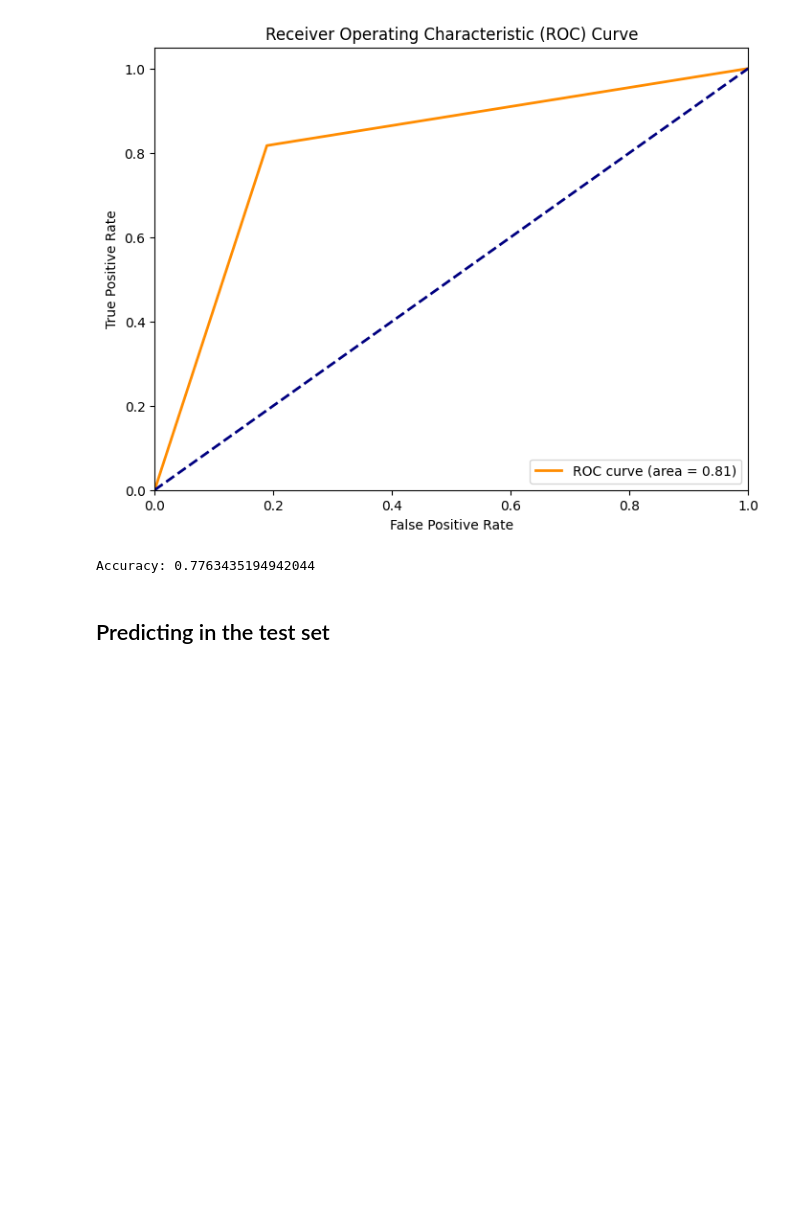
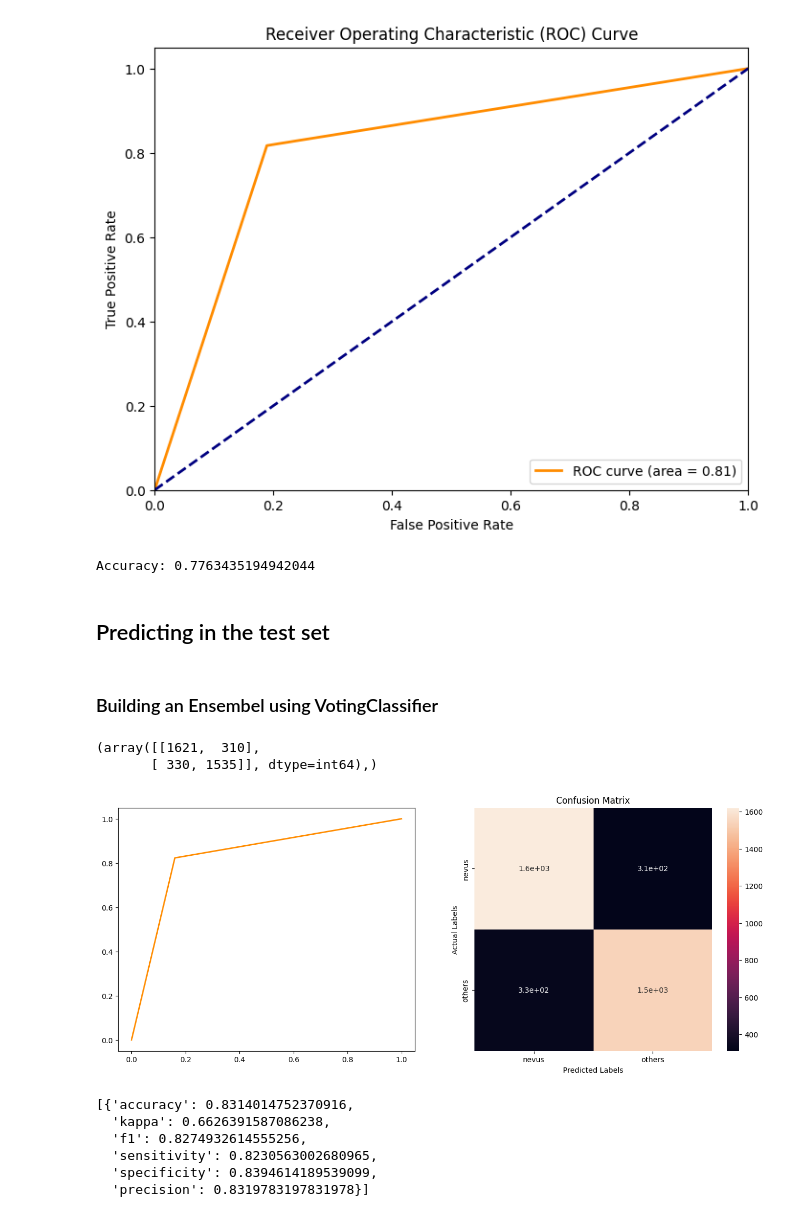
Before and after one commit to lui-alvarez/Melanoma-classification-using-machine-learning, a Jupyter notebook: notebooks/machine_learning_pipeline.ipynb, the cells around one changed output. Cells and saved outputs as stored; diff of their text form; code cells hidden in the pictures; blank space fills up the shorter version.

Commit message:
VotingClassifier for binary problem

```diff
--- a/notebooks/machine_learning_pipeline.ipynb
+++ b/notebooks/machine_learning_pipeline.ipynb
@@ -588,3 +655,31 @@ Accuracy: 0.7763435194942044
 
 # # Now you can use loaded_model to make predictions on new samples
 # X_pred = loaded_model.predict(X_test)
+# %% [markdown]
+### Building an Ensembel using VotingClassifier
+# %%
+# Define the base classifiers
+clf1 = SVC(C= 10, gamma=0.01, kernel='rbf', probability=True)  # Set probability=True for soft voting
+# clf2 = RandomForestClassifier(class_weight='balanced', max_depth= 9, min_samples_leaf=1, min_samples_split=2, n_estimators=200)
+clf3 = XGBClassifier(colsample_bytree=0.8, learning_rate=0.1, max_depth=5, n_estimators=300, subsample=0.7)
+
+# Create a VotingClassifier with soft voting
+voting_clf = VotingClassifier(estimators=[('svc', clf1), ('xgb', clf3)], voting='soft')
+
+# Train the VotingClassifier on your training data
+voting_clf.fit(X_train_normalized, y_train_encoded)
+
+# Make predictions
+y_pred = voting_clf.predict(X_val_normalized)
+# %%
+predict_models(y_pred, y_val_encoded)
+# %% [output]
+(array([[1621,  310],
+       [ 330, 1535]], dtype=int64),)
+[figure, added]
+[{'accuracy': 0.8314014752370916,
+  'kappa': 0.6626391587086238,
+  'f1': 0.8274932614555256,
+  'sensitivity': 0.8230563002680965,
+  'specificity': 0.8394614189539099,
+  'precision': 0.8319783197831978}]
```
Also changed, not shown: parts of 8 cells of this notebook.
